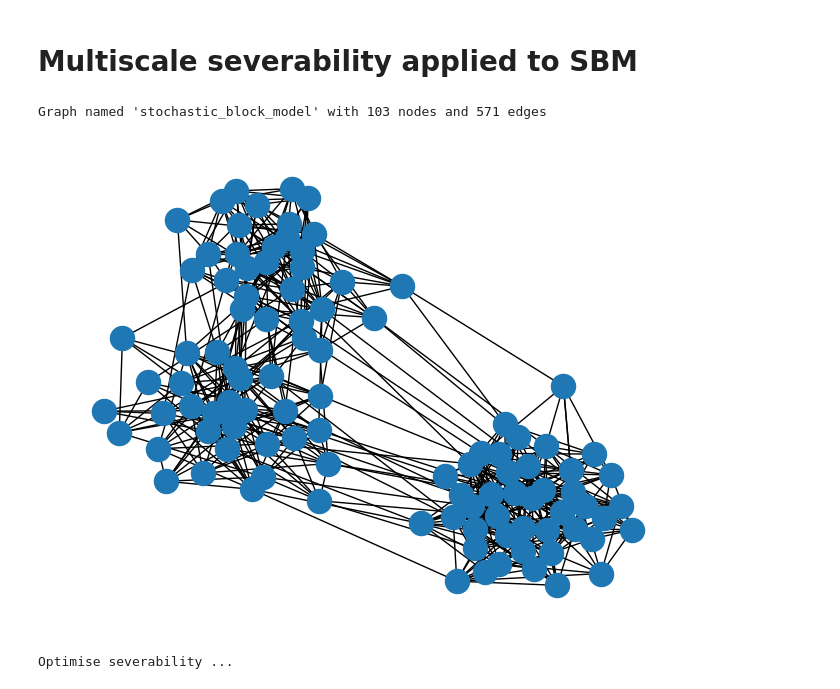
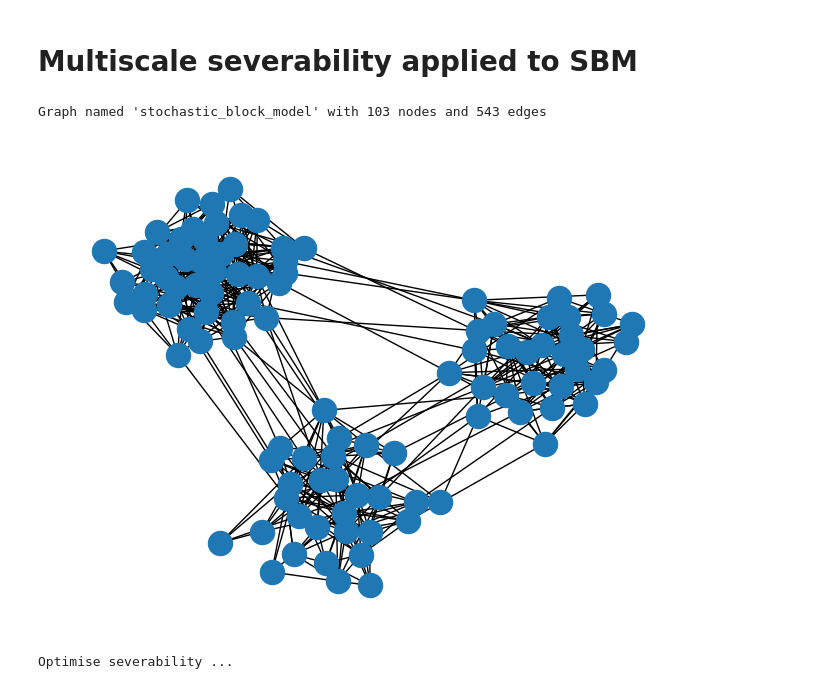
Before and after one commit to barahona-research-group/severability, a Jupyter notebook: notebooks/Example_4.ipynb, the cells around one changed output. Saved outputs shown, nothing was run; the diff lists cells and outputs as text; code cells hidden in the pictures.

```diff
--- a/notebooks/Example_4.ipynb
+++ b/notebooks/Example_4.ipynb
@@ -9,13 +9,13 @@ import severability
 # %%
 # get SBM graph
 sizes = [30, 30, 43]
-probs = [[0.3, 0.03, 0.01], [0.03, 0.3, 0.01], [0.01, 0.01, 0.3]]
+probs = [[0.3, 0.01, 0.005], [0.01, 0.3, 0.005], [0.005, 0.005, 0.3]]
 G = nx.stochastic_block_model(sizes, probs, seed=0)
 print(G)
 nx.draw(G)
 # %% [output]
-Graph named 'stochastic_block_model' with 103 nodes and 571 edges
+Graph named 'stochastic_block_model' with 103 nodes and 543 edges
-[figure, old version]
+[figure, new version]
 # %%
 # get adjacency matrix
 A = nx.to_numpy_array(G)
```
Also changed, not shown: parts of 4 cells of this notebook, 5 other files.
